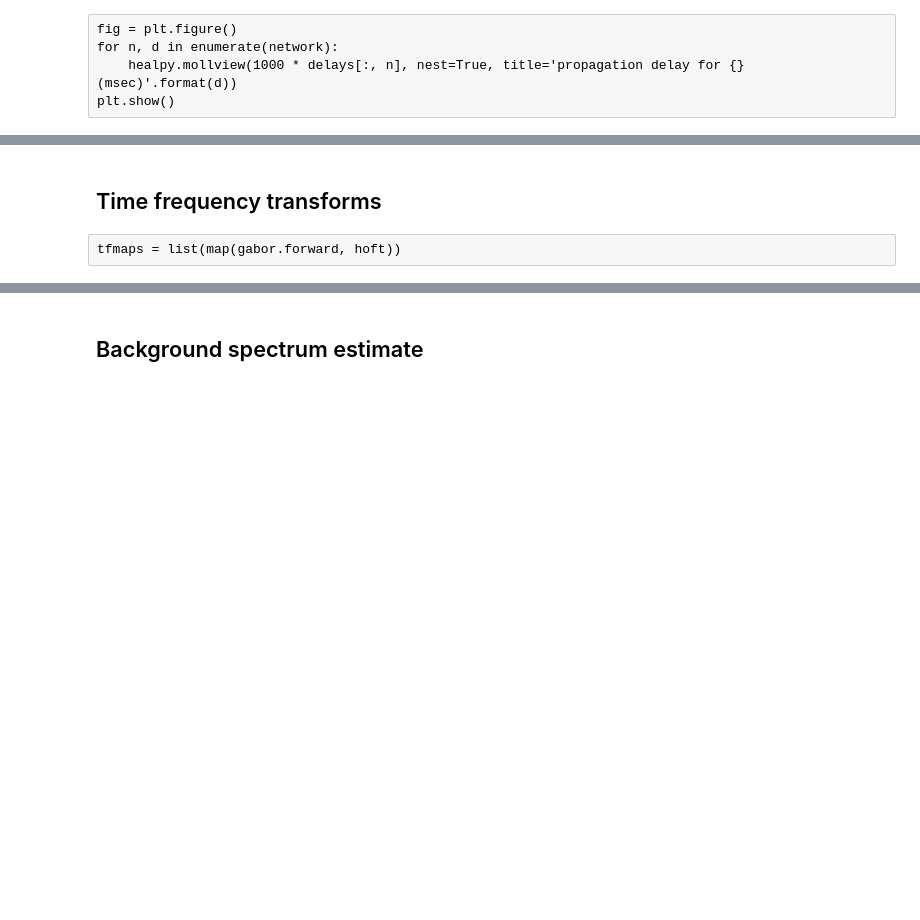
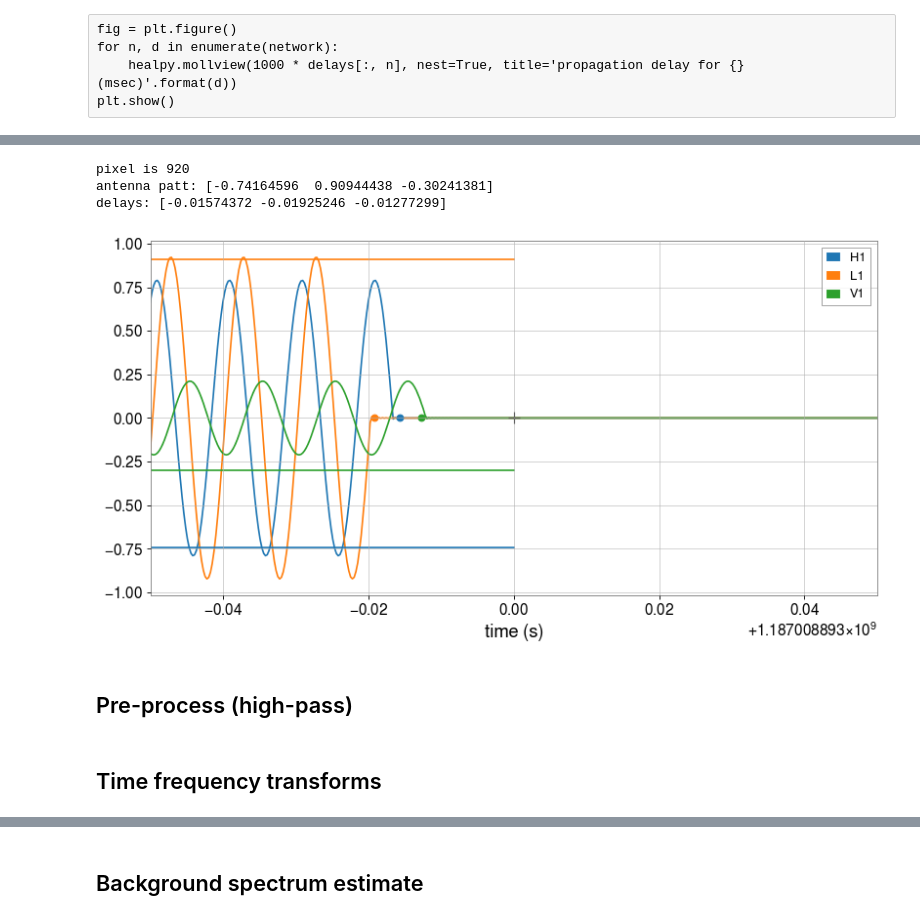
Before and after one commit to ecm0/pyburst, a Jupyter notebook: pipeline/pipeline.ipynb, the cells around one changed output, grey strips where cells are left out. Drawn from its saved outputs; the diff is of its cells as text; code cells hidden in the pictures; blank space fills up the shorter version.

```diff
--- a/pipeline/pipeline.ipynb
+++ b/pipeline/pipeline.ipynb
@@ -163,0 +326,31 @@ plt.show()
+# %%
+ix = close_pixels[0][3]
+print('pixel is {}'.format(ix))
+print('antenna patt: {}'.format(antenna_patterns[ix][:,0]))
+print('delays: {}'.format(delays[ix]))
+
+fig, axes = plt.subplots()
+for h,d in zip(hoft,network):
+    plt.plot(h, label=d)
+
+plt.plot(time+1,0,'k+', markersize=10)
+plt.gca().set_prop_cycle(None)
+for t in delays[ix]:
+    plt.plot(time+1+t,0,'o')
+
+plt.gca().set_prop_cycle(None)
+for a in antenna_patterns[ix][:,0]:
+    plt.plot([time, time+1],[a, a],'-')
+
+plt.xlim([time+0.95,time+1.05])
+plt.xlabel('time (s)')
+plt.ylabel('')
+plt.legend(loc='upper right')
+plt.show()
+# %% [output]
+pixel is 920
+antenna patt: [-0.74164596  0.90944438 -0.30241381]
+delays: [-0.01574372 -0.01925246 -0.01277299]
+[figure, added]
+# %% [markdown]
+## Pre-process (high-pass)
@@ -164,6 +363,4 @@ plt.show()
 # %% [markdown]
 ## Time frequency transforms
-# %% [raw]
-tfmaps = list(map(gabor.forward, hoft))
 # %%
 gabor = pb.timefreq.TimeFreqTransform("dgtreal", "hanning", 64, 512)
```
Also changed, not shown: parts of 51 cells of this notebook.
